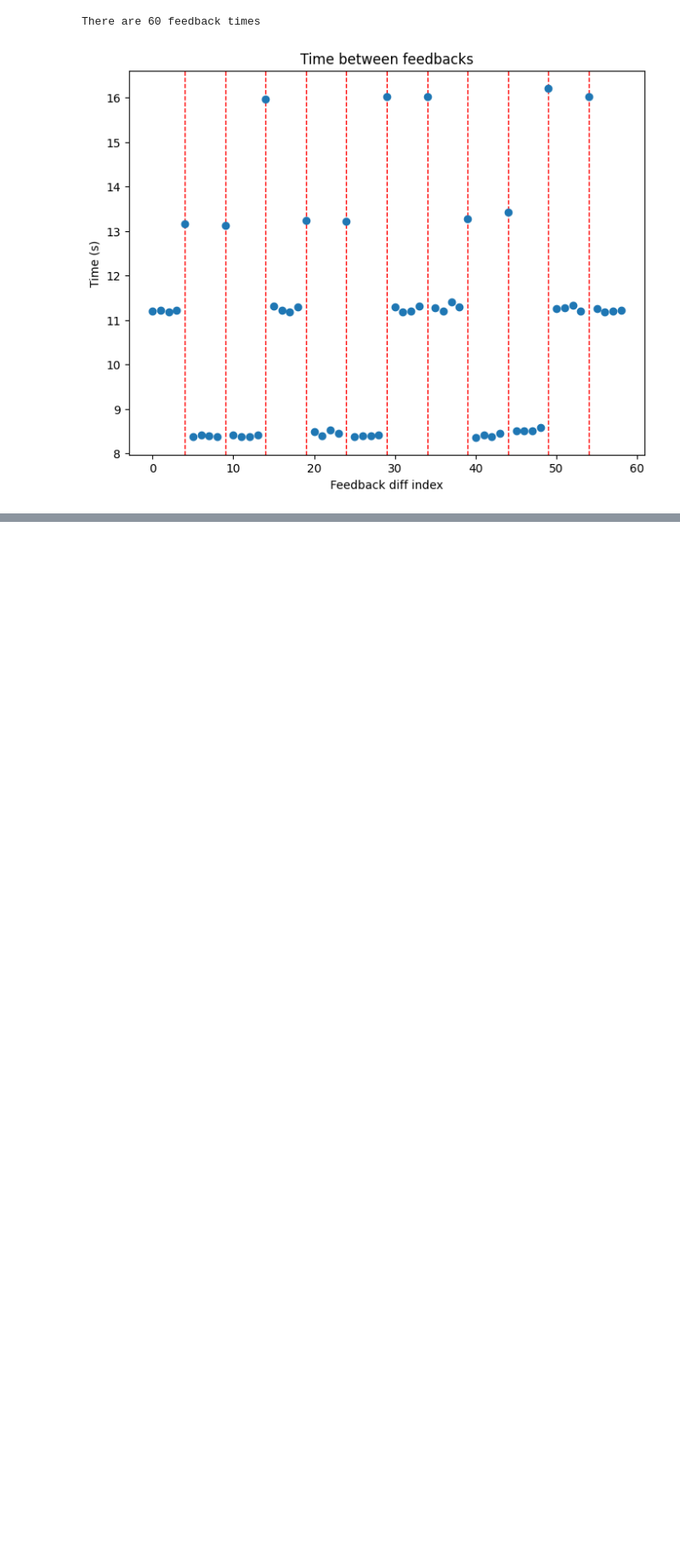
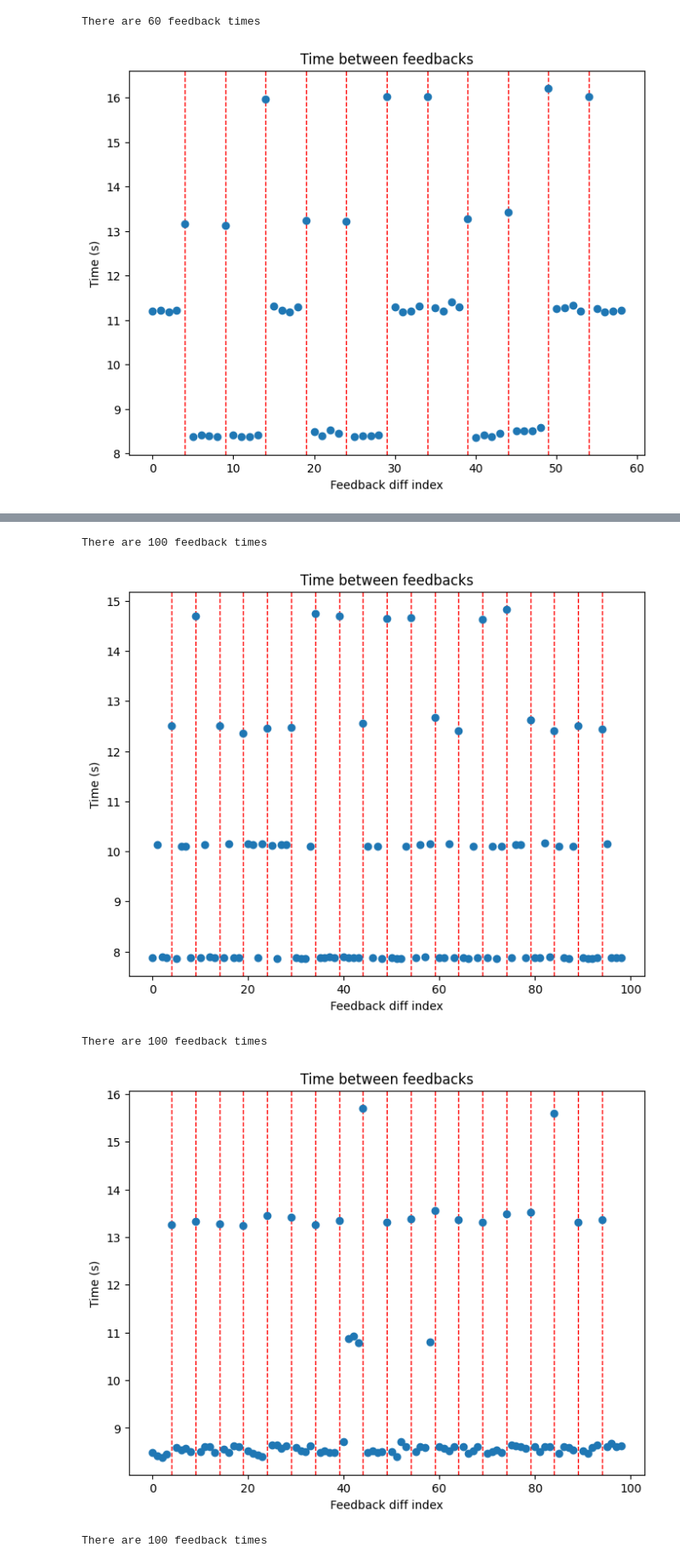
Before and after one commit to nspyrop03/bci-challenge-ner15, a Jupyter notebook: template_test.ipynb, the cells around one changed output, grey strips where cells are left out. Shown at 85% size. Saved outputs shown, nothing was run; the diff lists cells and outputs as text; code cells hidden in the pictures; blank space fills up the shorter version.

```diff
--- a/template_test.ipynb
+++ b/template_test.ipynb
@@ -238,0 +269,12 @@ There are 60 feedback times
+# %%
+for subject in utils.train_subjects:
+    raw_data = pd.read_csv(f"data/train/Data_S{subject}_Sess05.csv")
+    feedback_times = raw_data[raw_data['FeedBackEvent'] == 1]['Time']
+    feedback_indices = feedback_times.index
+    utils.plot_feedback_time_diffs(feedback_times, feedback_indices)
+# %% [output]
+There are 100 feedback times
+[figure, added]
+There are 100 feedback times
+[figure, added]
+There are 100 feedback times
```
Also changed, not shown: parts of 7 cells of this notebook, 1 other file.
